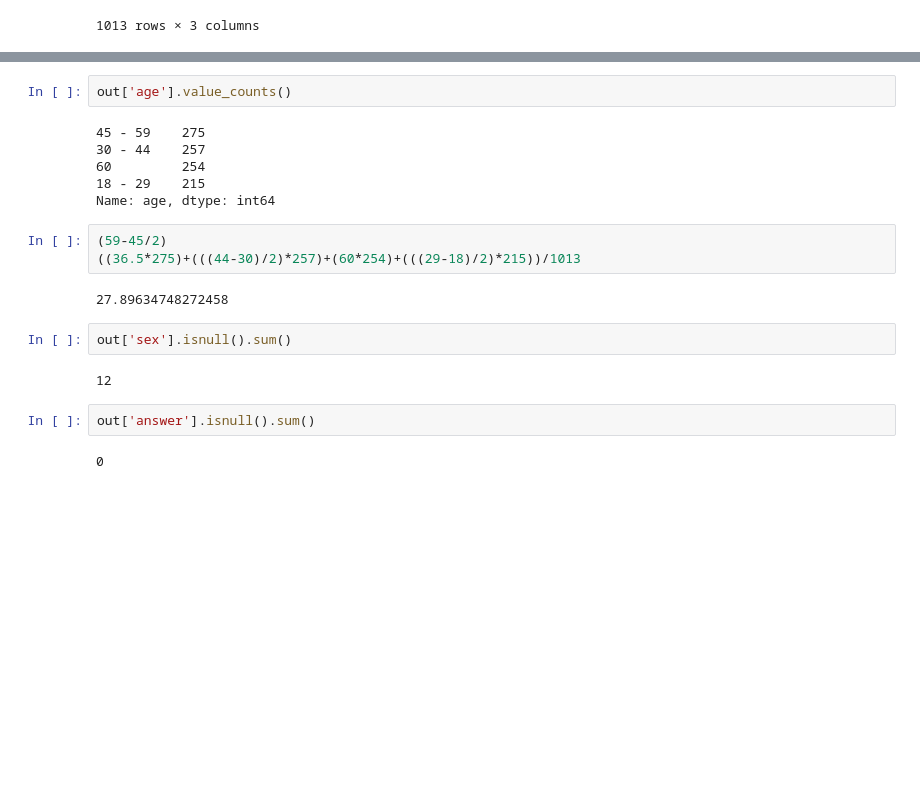
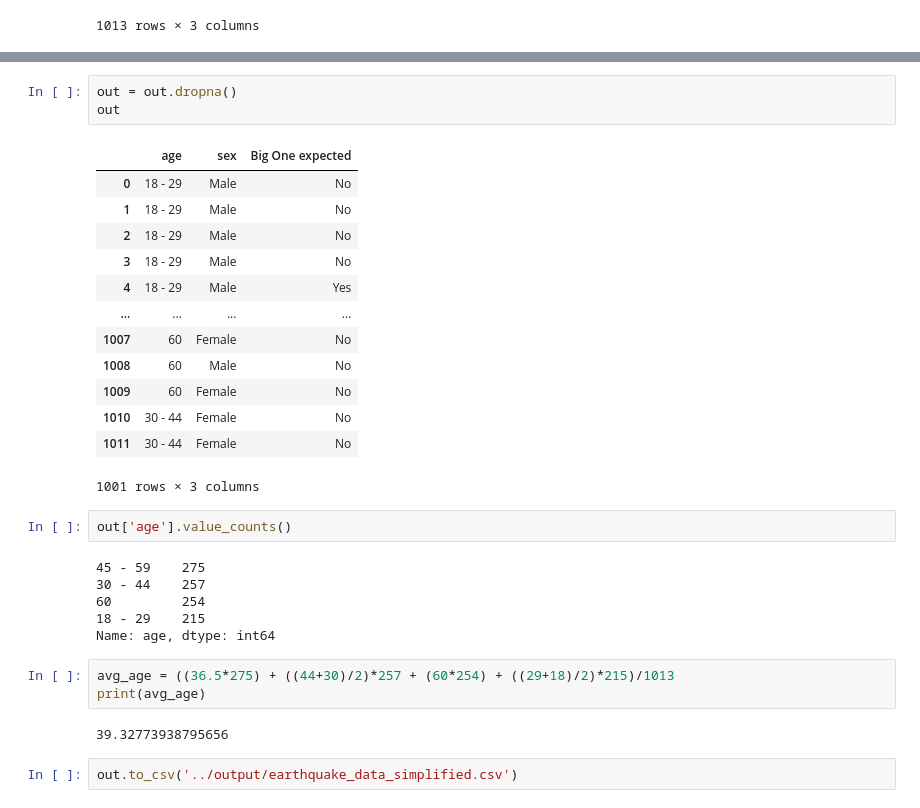
Before and after one commit to JSzut/aibd, a Jupyter notebook: 10_12/scripts/manipulate_data.ipynb, the cells around one changed output, grey strips where cells are left out. Cells and saved outputs as stored; diff of their text form; blank space fills up the shorter version.

```diff
--- a/10_12/scripts/manipulate_data.ipynb
+++ b/10_12/scripts/manipulate_data.ipynb
@@ -87,3 +111,20 @@ out['age'].isnull().sum()
+# %%
+out = out.dropna()
+out
+# %% [output]
+|  | age | sex | Big One expected |
+| 0 | 18 - 29 | Male | No |
+| 1 | 18 - 29 | Male | No |
+| 2 | 18 - 29 | Male | No |
+| 3 | 18 - 29 | Male | No |
+| 4 | 18 - 29 | Male | Yes |
+| ... | ... | ... | ... |
+| 1007 | 60 | Female | No |
+| 1008 | 60 | Male | No |
+| 1009 | 60 | Female | No |
+| 1010 | 30 - 44 | Female | No |
+| 1011 | 30 - 44 | Female | No |
+1001 rows × 3 columns
 # %%
 out['age'].value_counts()
 # %% [output]
@@ -93,15 +134,9 @@ out['age'].value_counts()
 18 - 29    215
 Name: age, dtype: int64
 # %%
-(59-45/2)
-((36.5*275)+(((44-30)/2)*257)+(60*254)+(((29-18)/2)*215))/1013
+avg_age = ((36.5*275) + ((44+30)/2)*257 + (60*254) + ((29+18)/2)*215)/1013
+print(avg_age)
 # %% [output]
-27.89634748272458
+39.32773938795656
-# %%
-out['sex'].isnull().sum()
-# %% [output]
-12
-# %%
-out['answer'].isnull().sum()
-# %% [output]
-0
+# %%
+out.to_csv('../output/earthquake_data_simplified.csv')
```
Also changed, not shown: parts of 4 cells of this notebook, 4 other files.
